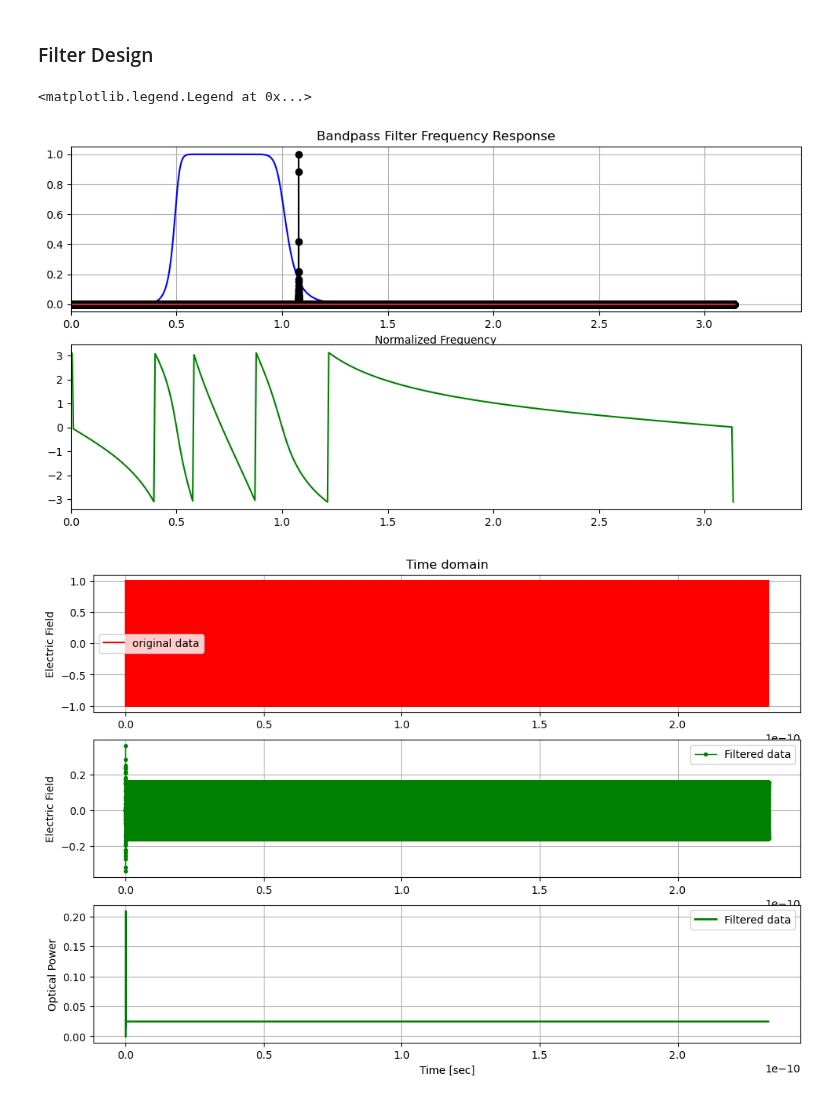
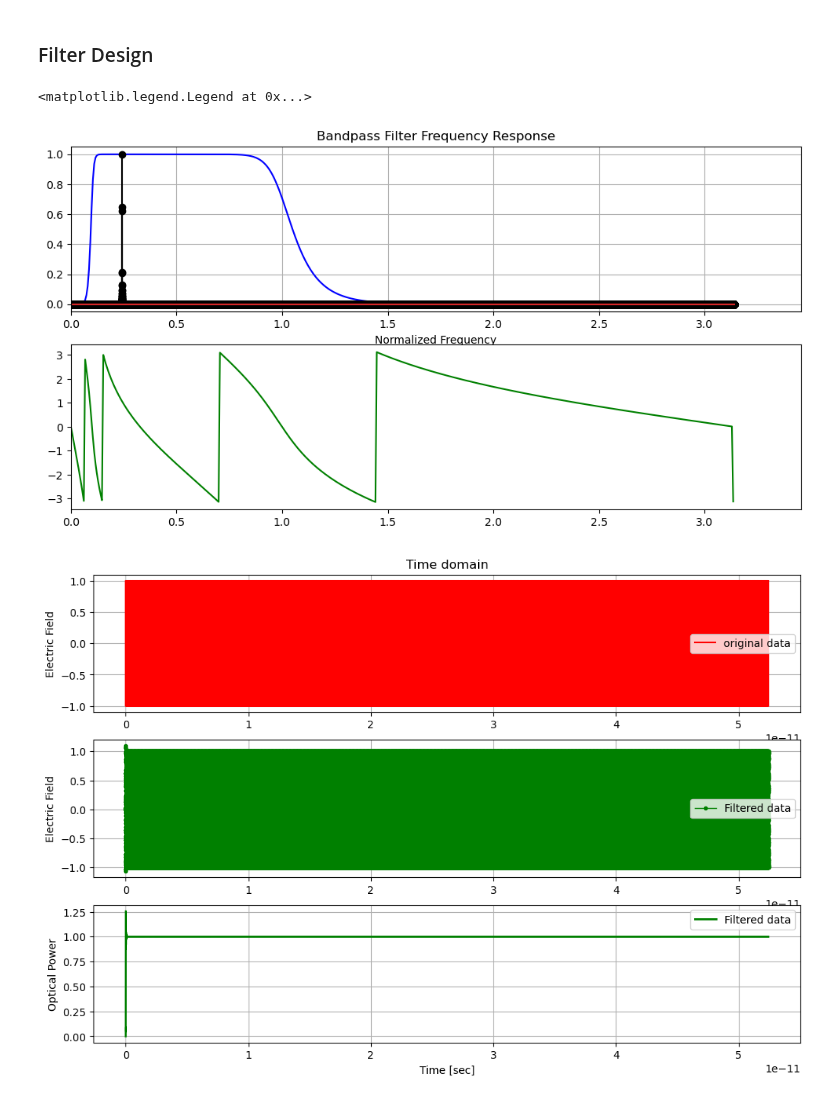
Before and after one commit to tacticstactics/Optical-pulse-broadening, a Jupyter notebook: optical_pulse_broadening_in_optical_filter.ipynb, the cells around one changed output. Drawn from its saved outputs; the diff is of its cells as text; code cells hidden in the pictures.

```diff
--- a/optical_pulse_broadening_in_optical_filter.ipynb
+++ b/optical_pulse_broadening_in_optical_filter.ipynb
@@ -48,7 +48,7 @@ def beamsplitter(PT,Ein):
      return Eout
 # %%
 samplerate = 2**18 # Number of Points
-t_step = 2**-50 #[s]
+t_step = 2e-16 #[s]
 print('t_step:', t_step)
 tcol = np.linspace(0.0, t_step * samplerate, samplerate, endpoint=False)
 
@@ -59,13 +59,14 @@ md = 1 # modulation depth. 1 = 100 %
 dc_offset = 0 # DC offset
 
 #Sine
-rf_signalcol = amp_c * np.sin(2 * np.pi * freq_rf * tcol) + dc_offset #[rad]
+#rfsignalcol = amp_c * np.sin(2 * np.pi * freq_rf * tcol) + dc_offset #[rad]
 
 #Rectangular
-#rf_signalcol = amp_c *signal.square(2 * np.pi * freq_rf * tcol) +dc_offset #[rad]
+rfsignalcol = amp_c *signal.square(2 * np.pi * freq_rf * tcol) +dc_offset #[rad]
 
 #prbc
-#rf_signalcol = prbs_1(samplerate, a1_range = [0,1], b1_range = [10, 50])
+#rfsignalcol = prbs_1(samplerate, a1_range = [0,1], b1_range = [10, 50])
+#rfsignalcol = prbs_2(samplerate, numberofpointspersymbol = 2 ** 6)
 
 
 
@@ -120,7 +121,7 @@ Power_diffcol = np.zeros(samplerate)
 for ii in range(samplerate):
 
     t = tcol[ii]
-    rf_signal = rf_signalcol[ii]
+    rf_signal = rfsignalcol[ii]
 
     #amp_c * np.sin(2 * np.pi * freq_rf * t) + dc_offset #[rad]
     #rfsignalcol[ii] = rf_signal
@@ -179,7 +180,7 @@ ax1_8 = fig1.add_subplot(5, 2, 8)
 ax1_10 = fig1.add_subplot(5, 2, 10)
 
 
-ax1_1.plot(tcol,rf_signalcol)
+ax1_1.plot(tcol,rfsignalcol)
 ax1_1.set_ylabel("RF signal [rad]")
 
 
@@ -308,7 +309,7 @@ norm_freqcol = np.linspace(-1*np.pi, 1*np.pi, 2*samplerate, endpoint=False)
 
 # Setting standard filter requirements.
 order = 8
-lowcut = 0.5 / np.pi # [Normalized Frequency. 0 to 1]
+lowcut = 0.1 / np.pi # [Normalized Frequency. 0 to 1]
 highcut = 1.0 / np.pi
 
 b, a = signal.butter(order, [lowcut, highcut], btype='bandpass')
@@ -336,32 +337,32 @@ ax1_1.stem(norm_freqcol, np.abs(Shifted_fft_random_analog_signal)/np.max(np.abs(
 ax1_2 = fig1.add_subplot(2, 1, 2)
 ax1_2.plot(w, np.angle(h), 'g')
 ax1_2.set_xlim(0.0*np.pi , 1.1*np.pi)
 
 filtered_data1 = signal.lfilter(b, a, Port1_1_EFcol) # scipy.signal.lfilter
 
 fig3 = plt.figure(figsize = (12,8), facecolor='white')
 ax3_1 = fig3.add_subplot(3, 1, 1)
 ax3_1.plot(tcol,np.real(Port1_1_EFcol),'-', color="r",label='original data' )
 ax3_1.set_ylabel("Electric Field")
 ax3_1.grid()
 ax3_1.legend()
 ax3_1.set_title("Time domain")
 
 ax3_2 = fig3.add_subplot(3, 1, 2)
 ax3_2.plot(tcol, np.real(filtered_data1), 'g.-', linewidth=1, label='Filtered data')
 ax3_2.set_ylabel("Electric Field")
 ax3_2.grid()
 ax3_2.legend()
 
 ax3_3 = fig3.add_subplot(3, 1, 3)
 ax3_3.plot(tcol, (np.abs(filtered_data1))**2, 'g-', linewidth=2, label='Filtered data')
 
 
 ax3_3.set_xlabel('Time [sec]')
 ax3_3.set_ylabel("Optical Power")
 ax3_3.grid()
 ax3_3.legend()
 # %% [output]
 <matplotlib.legend.Legend at 0x...>
-[figure, old version]
+[figure, new version]
-[figure, old version]
+[figure, new version]
```
Also changed, not shown: parts of 2 cells of this notebook.
